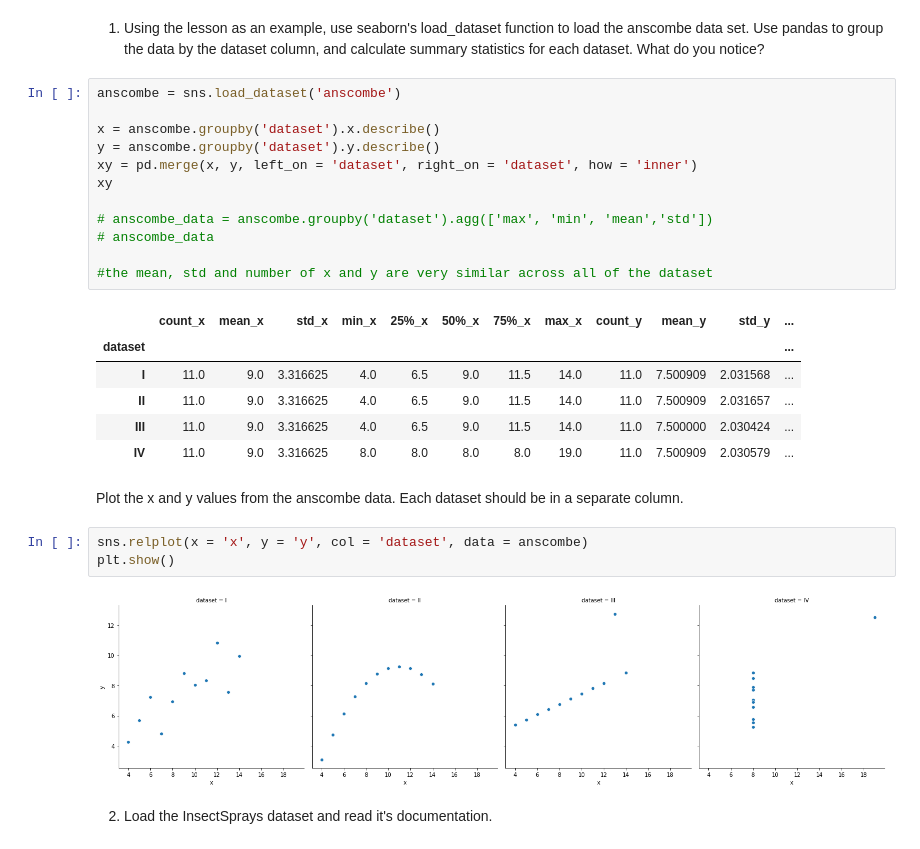
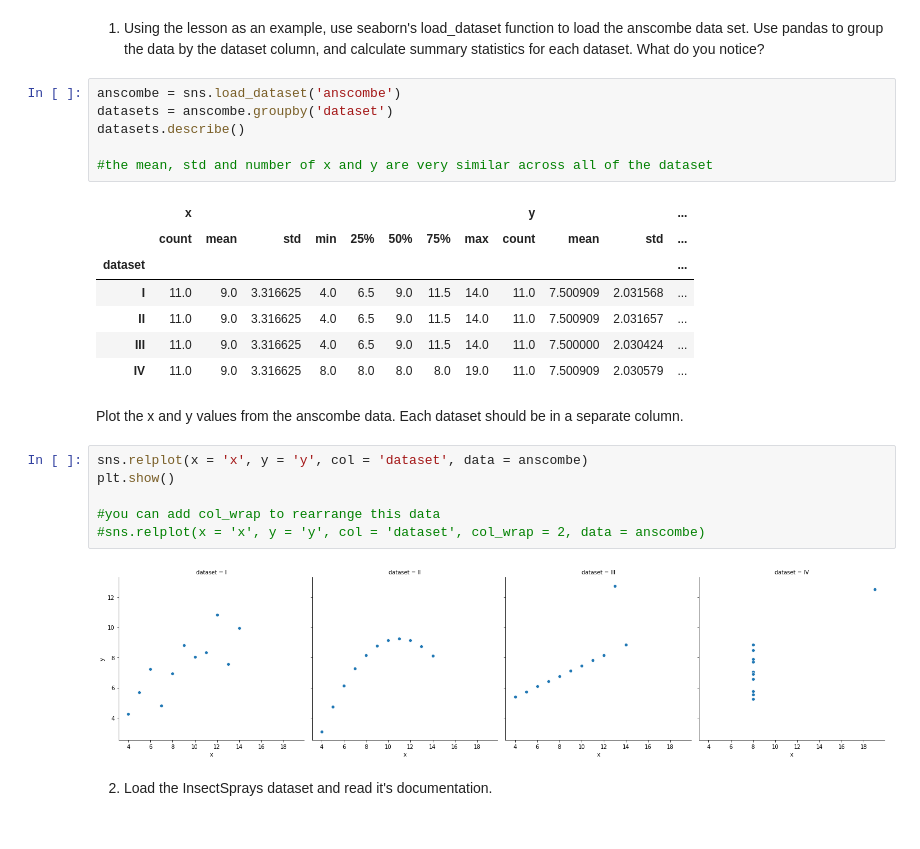
Before and after one commit to gilbert-noriega-ii/numpy-pandas-visualization-exercises, a Jupyter notebook: seaborn_exercises.ipynb, the cells around one changed output. Drawn from its saved outputs; the diff is of its cells as text.

```diff
--- a/seaborn_exercises.ipynb
+++ b/seaborn_exercises.ipynb
@@ -65,18 +65,13 @@ plt.show()
 1) Using the lesson as an example, use seaborn's load_dataset function to load the anscombe data set. Use pandas to group the data by the dataset column, and calculate summary statistics for each dataset. What do you notice?
 # %%
 anscombe = sns.load_dataset('anscombe')
-
-x = anscombe.groupby('dataset').x.describe()
-y = anscombe.groupby('dataset').y.describe()
-xy = pd.merge(x, y, left_on = 'dataset', right_on = 'dataset', how = 'inner')
-xy
-
-# anscombe_data = anscombe.groupby('dataset').agg(['max', 'min', 'mean','std'])
-# anscombe_data
+datasets = anscombe.groupby('dataset')
+datasets.describe()
 
 #the mean, std and number of x and y are very similar across all of the dataset
 # %% [output]
-|  | count_x | mean_x | std_x | min_x | 25%_x | 50%_x | 75%_x | max_x | count_y | mean_y | std_y | ... |
+|  | x |  |  |  |  |  |  |  | y |  |  | ... |
+|  | count | mean | std | min | 25% | 50% | 75% | max | count | mean | std | ... |
 | dataset |  |  |  |  |  |  |  |  |  |  |  | ... |
 | I | 11.0 | 9.0 | 3.316625 | 4.0 | 6.5 | 9.0 | 11.5 | 14.0 | 11.0 | 7.500909 | 2.031568 | ... |
 | II | 11.0 | 9.0 | 3.316625 | 4.0 | 6.5 | 9.0 | 11.5 | 14.0 | 11.0 | 7.500909 | 2.031657 | ... |
@@ -87,6 +82,9 @@ Plot the x and y values from the anscombe data. Each dataset should be in a sepa
 # %%
 sns.relplot(x = 'x', y = 'y', col = 'dataset', data = anscombe)
 plt.show()
+
+#you can add col_wrap to rearrange this data
+#sns.relplot(x = 'x', y = 'y', col = 'dataset', col_wrap = 2, data = anscombe)
 # %% [output]
 [figure]
 # %% [markdown]
```
Also changed, not shown: parts of 10 cells of this notebook.
